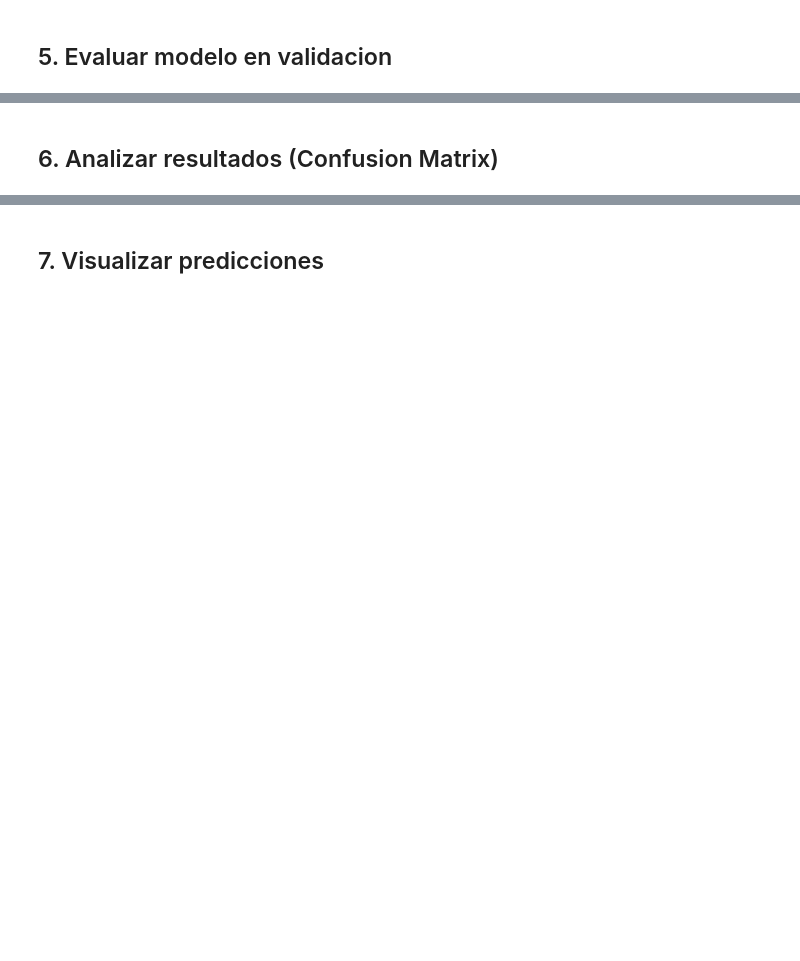
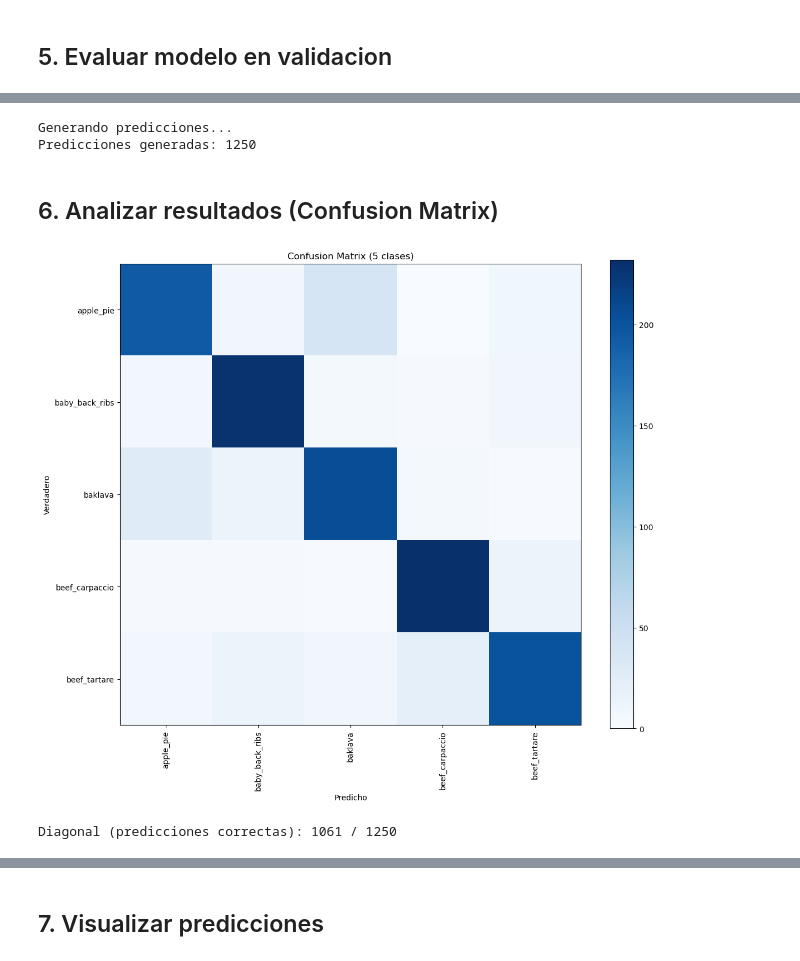
Before and after one commit to JesusMaVe/ia_jup.py, a Jupyter notebook: nutri.ipynb, the cells around one changed output, grey strips where cells are left out. Drawn from its saved outputs; the diff is of its cells as text; code cells hidden in the pictures; blank space fills up the shorter version.

```diff
--- a/nutri.ipynb
+++ b/nutri.ipynb
@@ -18,0 +11,21 @@ AUTOTUNE = tf.data.AUTOTUNE
+# %%
+# Parametros basicos
+IMG_SIZE = 224
+BATCH_SIZE = 32
+NUM_CLASSES_TO_USE = 5  # CAMBIAR ESTO: 5, 10, 20, 50, 75, 101
+AUTOTUNE = tf.data.AUTOTUNE # Para optimizar el rendimiento del dataset
+
+# Auto-ajustar épocas según número de clases
+if NUM_CLASSES_TO_USE <= 10:
+    EPOCHS = 5
+elif NUM_CLASSES_TO_USE <= 20:
+    EPOCHS = 5
+elif NUM_CLASSES_TO_USE <= 50:
+    EPOCHS = 8
+else:
+    EPOCHS = 10
+
+print(f'Configuración:')
+print(f'  - Clases a usar: {NUM_CLASSES_TO_USE}')
+print(f'  - Épocas: {EPOCHS}')
+print(f'  - Batch size: {BATCH_SIZE}')
@@ -195,7 +256,5 @@ print(f'\nMejora sobre random (1/{num_classes}): {test_acc / (1/num_classes):.1f
 # %%
 # Obtener predicciones en validacion
-print('Generando predicciones...')
-
 y_true = []
 y_pred = []
 
@@ -208,32 +267,37 @@ y_true = np.array(y_true)
 y_pred = np.array(y_pred)
 
 print(f'Predicciones generadas: {len(y_pred)}')
+# %% [output]
+Generando predicciones...
+Predicciones generadas: 1250
 # %% [markdown]
 ## 6. Analizar resultados (Confusion Matrix)
 # %%
-# Matriz de confusion para las primeras 20 clases (para visualizacion)
-top_n = 20
-mask = (y_true < top_n) & (y_pred < top_n)
-y_true_top = y_true[mask]
-y_pred_top = y_pred[mask]
+# Matriz de confusion (mostrar todas las clases si son pocas, o top 20 si son muchas)
+display_n = num_classes if num_classes <= 20 else 20
+mask = (y_true < display_n) & (y_pred < display_n)
+y_true_display = y_true[mask]
+y_pred_display = y_pred[mask]
 
-cm = confusion_matrix(y_true_top, y_pred_top, labels=range(top_n))
+cm = confusion_matrix(y_true_display, y_pred_display, labels=range(display_n))
 
 # Visualizar
 plt.figure(figsize=(12, 10))
 plt.imshow(cm, interpolation='nearest', cmap='Blues')
-plt.title(f'Confusion Matrix (Top {top_n} clases)')
+plt.title(f'Confusion Matrix ({display_n} clases)')
 plt.colorbar()
-tick_marks = np.arange(top_n)
-plt.xticks(tick_marks, [class_names[i][:15] for i in range(top_n)], rotation=90)
-plt.yticks(tick_marks, [class_names[i][:15] for i in range(top_n)])
+tick_marks = np.arange(display_n)
+plt.xticks(tick_marks, [class_names[i][:15] for i in range(display_n)], rotation=90)
+plt.yticks(tick_marks, [class_names[i][:15] for i in range(display_n)])
 plt.ylabel('Verdadero')
 plt.xlabel('Predicho')
 plt.tight_layout()
-plt.savefig('results/confusion_matrix_top20.png')
 plt.show()
 
 print(f'Diagonal (predicciones correctas): {np.diag(cm).sum()} / {cm.sum()}')
+# %% [output]
+[figure, added]
+Diagonal (predicciones correctas): 1061 / 1250
 # %%
 # Classification report
 report = classification_report(
```
Also changed, not shown: parts of 22 cells of this notebook, 2 other files.
